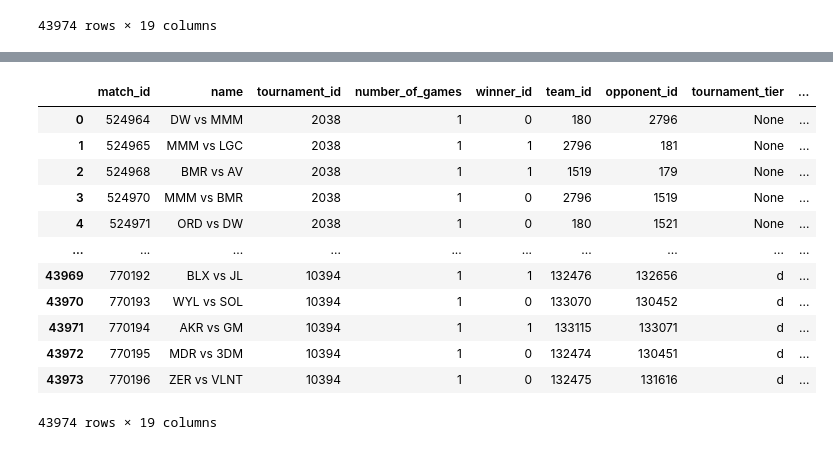
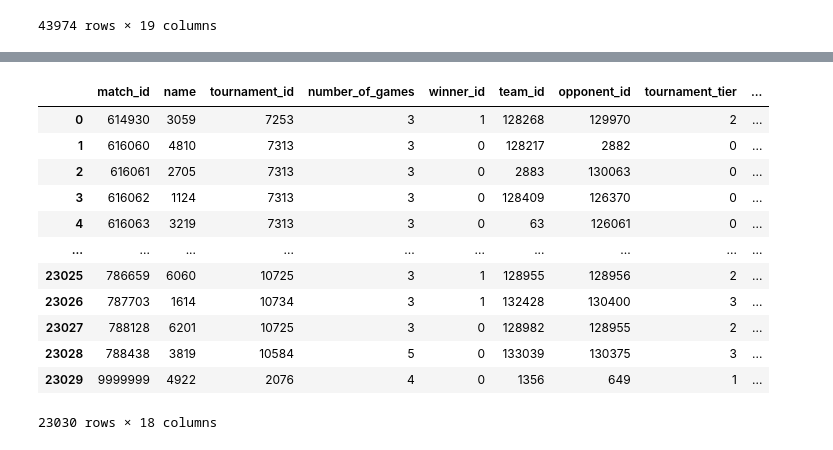
Before and after one commit to ycncy/LGM-Data, a Jupyter notebook: notebooks/test_ml.ipynb, the cells around one changed output, grey strips where cells are left out. Cells and saved outputs as stored; diff of their text form; code cells hidden in the pictures.

```diff
--- a/notebooks/test_ml.ipynb
+++ b/notebooks/test_ml.ipynb
@@ -120,17 +211,18 @@ df.to_pickle("../machine_learning/dataframes/final_dataframe_odds")
 # %%
-df = pd.read_pickle("../machine_learning/dataframes/final_dataframe_odds")
+df = pd.read_pickle("../machine_learning/dataframes/randomforest")
+
 df
 # %% [output]
 |  | match_id | name | tournament_id | number_of_games | winner_id | team_id | opponent_id | tournament_tier | ... |
-| 0 | 524964 | DW vs MMM | 2038 | 1 | 0 | 180 | 2796 | None | ... |
-| 1 | 524965 | MMM vs LGC | 2038 | 1 | 1 | 2796 | 181 | None | ... |
-| 2 | 524968 | BMR vs AV | 2038 | 1 | 1 | 1519 | 179 | None | ... |
-| 3 | 524970 | MMM vs BMR | 2038 | 1 | 0 | 2796 | 1519 | None | ... |
-| 4 | 524971 | ORD vs DW | 2038 | 1 | 0 | 180 | 1521 | None | ... |
+| 0 | 614930 | 3059 | 7253 | 3 | 1 | 128268 | 129970 | 2 | ... |
+| 1 | 616060 | 4810 | 7313 | 3 | 0 | 128217 | 2882 | 0 | ... |
+| 2 | 616061 | 2705 | 7313 | 3 | 0 | 2883 | 130063 | 0 | ... |
+| 3 | 616062 | 1124 | 7313 | 3 | 0 | 128409 | 126370 | 0 | ... |
+| 4 | 616063 | 3219 | 7313 | 3 | 0 | 63 | 126061 | 0 | ... |
 | ... | ... | ... | ... | ... | ... | ... | ... | ... | ... |
-| 43969 | 770192 | BLX vs JL | 10394 | 1 | 1 | 132476 | 132656 | d | ... |
-| 43970 | 770193 | WYL vs SOL | 10394 | 1 | 0 | 133070 | 130452 | d | ... |
-| 43971 | 770194 | AKR vs GM | 10394 | 1 | 1 | 133115 | 133071 | d | ... |
-| 43972 | 770195 | MDR vs 3DM | 10394 | 1 | 0 | 132474 | 130451 | d | ... |
-| 43973 | 770196 | ZER vs VLNT | 10394 | 1 | 0 | 132475 | 131616 | d | ... |
+| 23025 | 786659 | 6060 | 10725 | 3 | 1 | 128955 | 128956 | 2 | ... |
+| 23026 | 787703 | 1614 | 10734 | 3 | 1 | 132428 | 130400 | 3 | ... |
+| 23027 | 788128 | 6201 | 10725 | 3 | 0 | 128982 | 128955 | 2 | ... |
+| 23028 | 788438 | 3819 | 10584 | 5 | 0 | 133039 | 130375 | 3 | ... |
+| 23029 | 9999999 | 4922 | 2076 | 4 | 0 | 1356 | 649 | 1 | ... |
-43974 rows × 19 columns
+23030 rows × 18 columns
```
Also changed, not shown: parts of 14 cells of this notebook.
